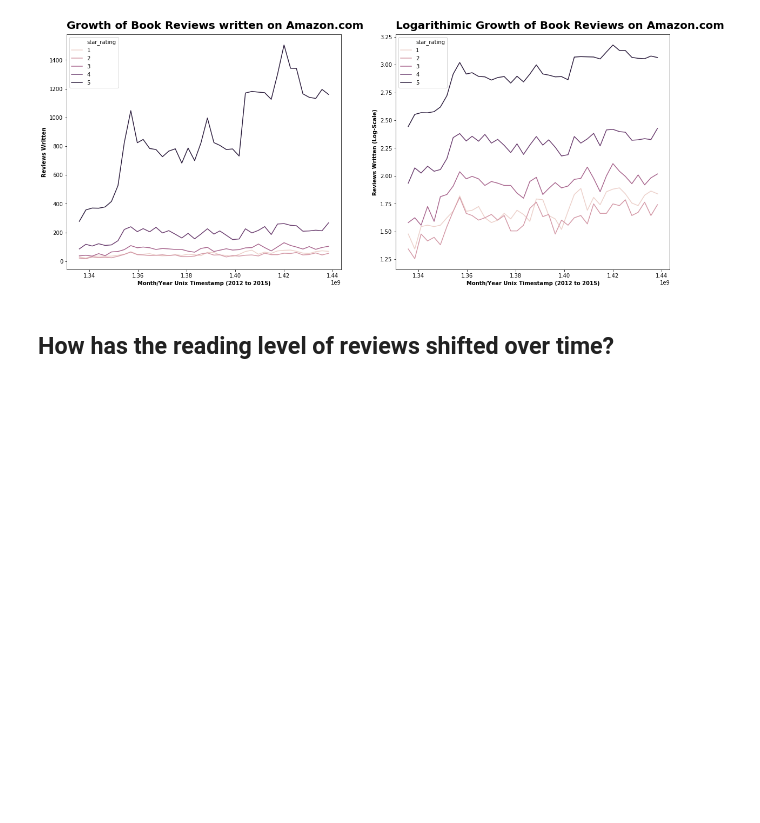
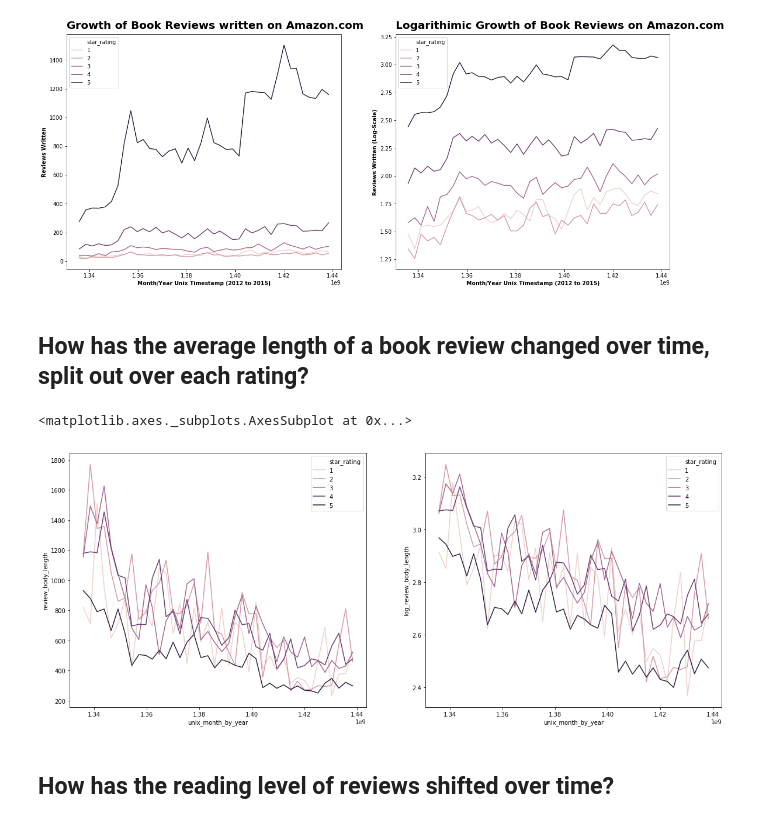
Before and after one commit to LambdaSchool/DS-Unit-1-Sprint-5-Data-Storytelling-Blog-Post, a Jupyter notebook: notebooks/amazon.ipynb, the cells around one changed output. Drawn from its saved outputs; the diff is of its cells as text; code cells hidden in the pictures; blank space fills up the shorter version.

```diff
--- a/notebooks/amazon.ipynb
+++ b/notebooks/amazon.ipynb
@@ -325,4 +322,0 @@ book_reviews[['review_sentence_count', 'month_by_year']].groupby('month_by_year'
-# %%
-book_reviews['unix_month_by_year'] = book_reviews['month_by_year'].dropna().dt.to_timestamp().apply(lambda ts: ts.timestamp())
-
-ratings_by_review_length_and_period = book_reviews[['review_body_length', 'unix_month_by_year', 'star_rating']].groupby(['unix_month_by_year', 'star_rating'])
@@ -412,6 +394,34 @@ ax[1].set_ylabel('Reviews Written (Log-Scale)', fontsize=10, weight='bold')
 plt.savefig('review-length-over-time-lineplots.png')
 # %% [output]
 [figure]
+# %% [markdown]
+## How has the average length of a book review changed over time, split out over each rating?
+# %%
+review_length_over_time = ratings_by_review_length_and_period.mean().reset_index()
+log_review_length_over_time = review_length_over_time.assign(log_review_body_length=review_length_over_time.review_body_length.apply(log10))
+# %%
+fig, ax = plt.subplots(1, 2, figsize=(20, 8))
+
+sns.lineplot(
+    x='unix_month_by_year',
+    y='review_body_length',
+    hue='star_rating',
+    data=review_length_over_time,
+    legend='full',
+    ax=ax[0]
+)
+
+sns.lineplot(
+    x='unix_month_by_year',
+    y='log_review_body_length',
+    hue='star_rating',
+    data=log_review_length_over_time,
+    legend='full',
+    ax=ax[1]
+)
+# %% [output]
+<matplotlib.axes._subplots.AxesSubplot at 0x...>
+[figure, added]
 # %% [markdown]
 ## How has the reading level of reviews shifted over time?
 # %%
```
Also changed, not shown: parts of 11 cells of this notebook.
